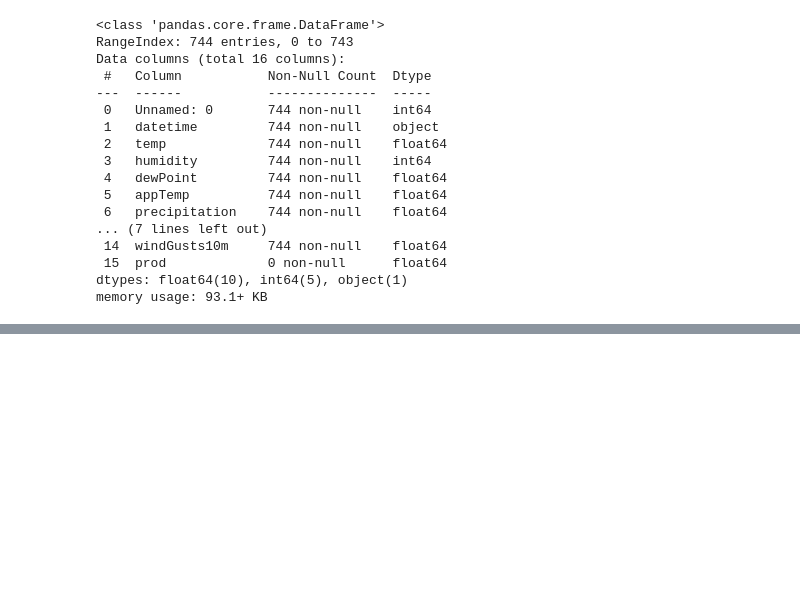
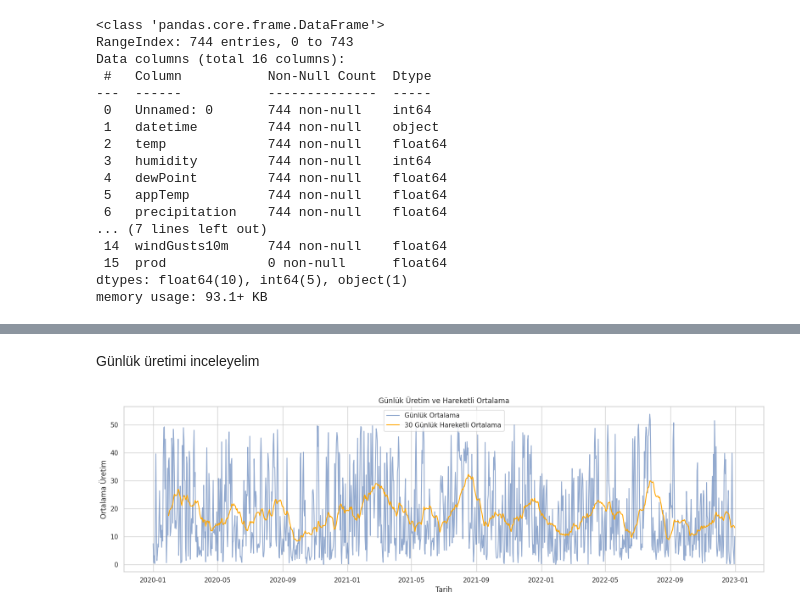
Before and after one commit to musa-fe/Machine_Learning_3, a Jupyter notebook: MachineLearning_3.ipynb, the cells around one changed output, grey strips where cells are left out. Cells and saved outputs as stored; diff of their text form; code cells hidden in the pictures; blank space fills up the shorter version.

```diff
--- a/MachineLearning_3.ipynb
+++ b/MachineLearning_3.ipynb
@@ -274,0 +229,21 @@ prod_log: 0 aykırı değer
+# %% [markdown]
+Günlük üretimi inceleyelim
+# %%
+train['date'] = train['datetime'].dt.date
+daily_mean = train.groupby('date')['prod'].mean()
+
+plt.figure(figsize=(16, 5))
+plt.plot(daily_mean.index, daily_mean.values, label='Günlük Ortalama', alpha=0.6)
+
+rolling_mean = daily_mean.rolling(window=30).mean()
+plt.plot(daily_mean.index, rolling_mean, label='30 Günlük Hareketli Ortalama', color='orange')
+
+plt.title("Günlük Üretim ve Hareketli Ortalama")
+plt.xlabel("Tarih")
+plt.ylabel("Ortalama Üretim")
+plt.legend()
+plt.grid(True)
+plt.tight_layout()
+plt.show()
+# %% [output]
+[figure, added]
```
Also changed, not shown: parts of 56 cells of this notebook.
